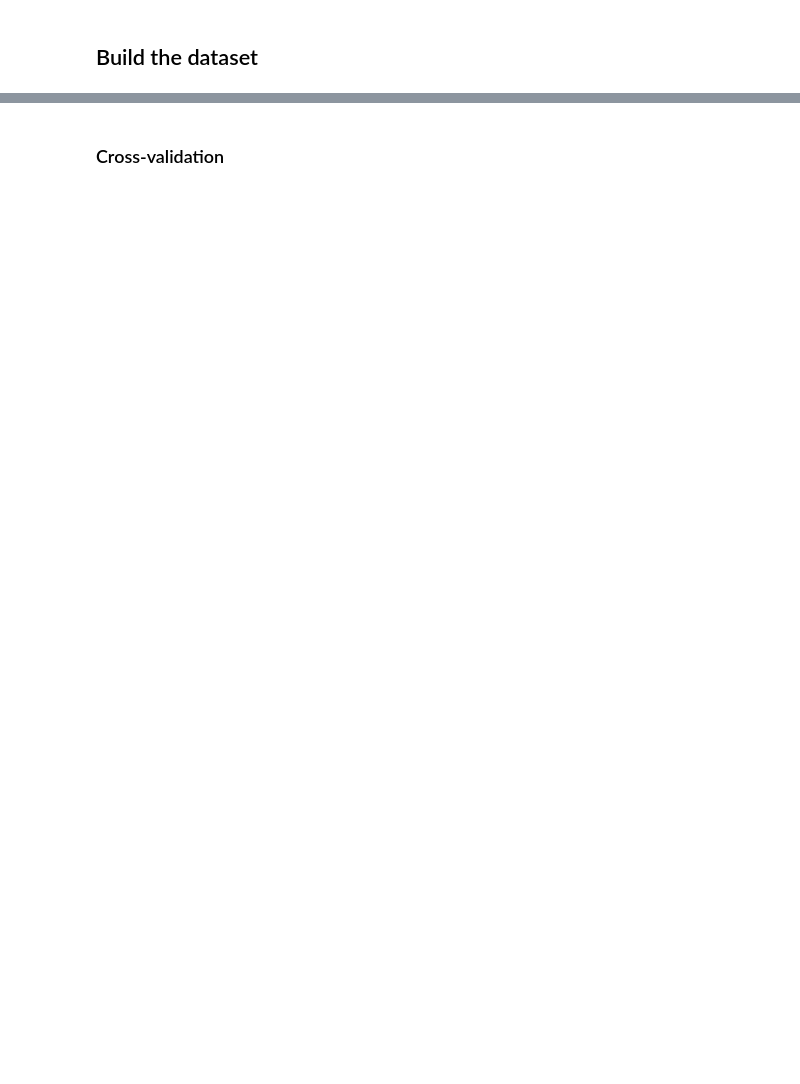
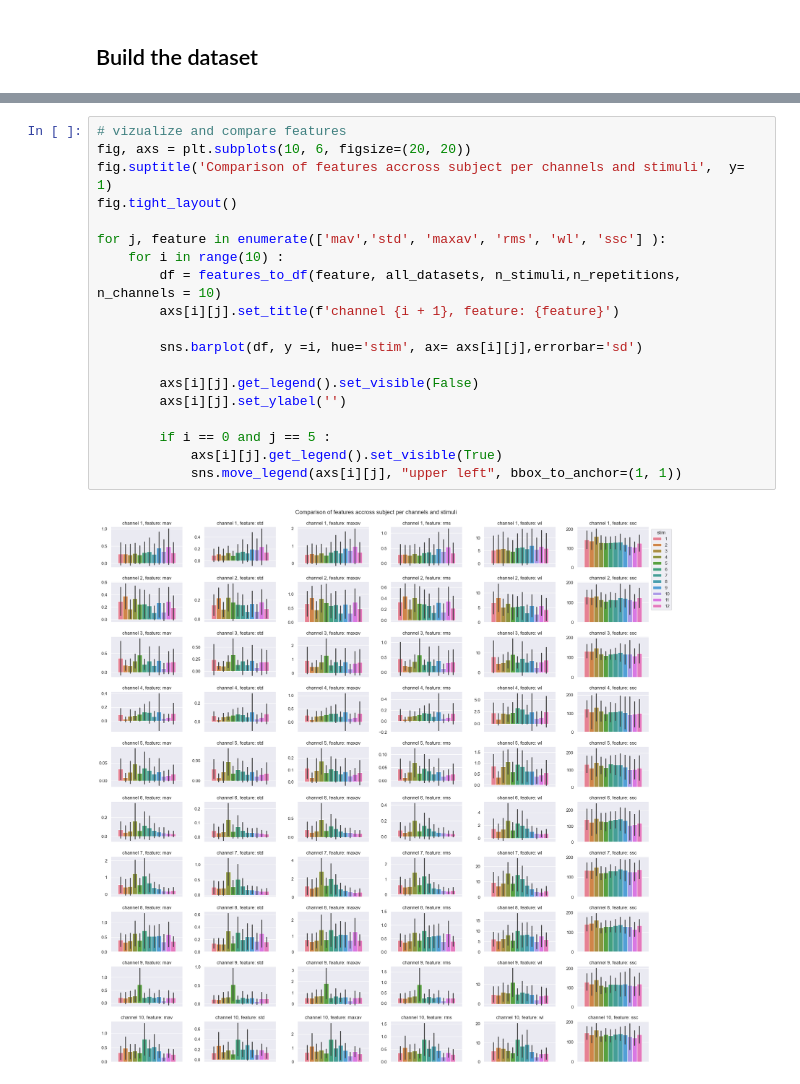
Before and after one commit to loufourneaux/project_2_nssp, a Jupyter notebook: part_2_updated.ipynb, the cells around one changed output, grey strips where cells are left out. Drawn from its saved outputs; the diff is of its cells as text; blank space fills up the shorter version.

```diff
--- a/part_2_updated.ipynb
+++ b/part_2_updated.ipynb
@@ -331,2 +265,21 @@ Accuracy score: 0.18857142857142858
-# %% [markdown]
-### Cross-validation
+# %%
+# vizualize and compare features
+fig, axs = plt.subplots(10, 6, figsize=(20, 20))
+fig.suptitle('Comparison of features accross subject per channels and stimuli',  y= 1)
+fig.tight_layout()
+
+for j, feature in enumerate(['mav','std', 'maxav', 'rms', 'wl', 'ssc'] ):
+    for i in range(10) :
+        df = features_to_df(feature, all_datasets, n_stimuli,n_repetitions, n_channels = 10)
+        axs[i][j].set_title(f'channel {i + 1}, feature: {feature}')
+
+        sns.barplot(df, y =i, hue='stim', ax= axs[i][j],errorbar='sd')
+
+        axs[i][j].get_legend().set_visible(False)
+        axs[i][j].set_ylabel('')
+
+        if i == 0 and j == 5 :
+            axs[i][j].get_legend().set_visible(True)
+            sns.move_legend(axs[i][j], "upper left", bbox_to_anchor=(1, 1))
+# %% [output]
+[figure, added]
```
Also changed, not shown: parts of 43 cells of this notebook, 1 other file.
